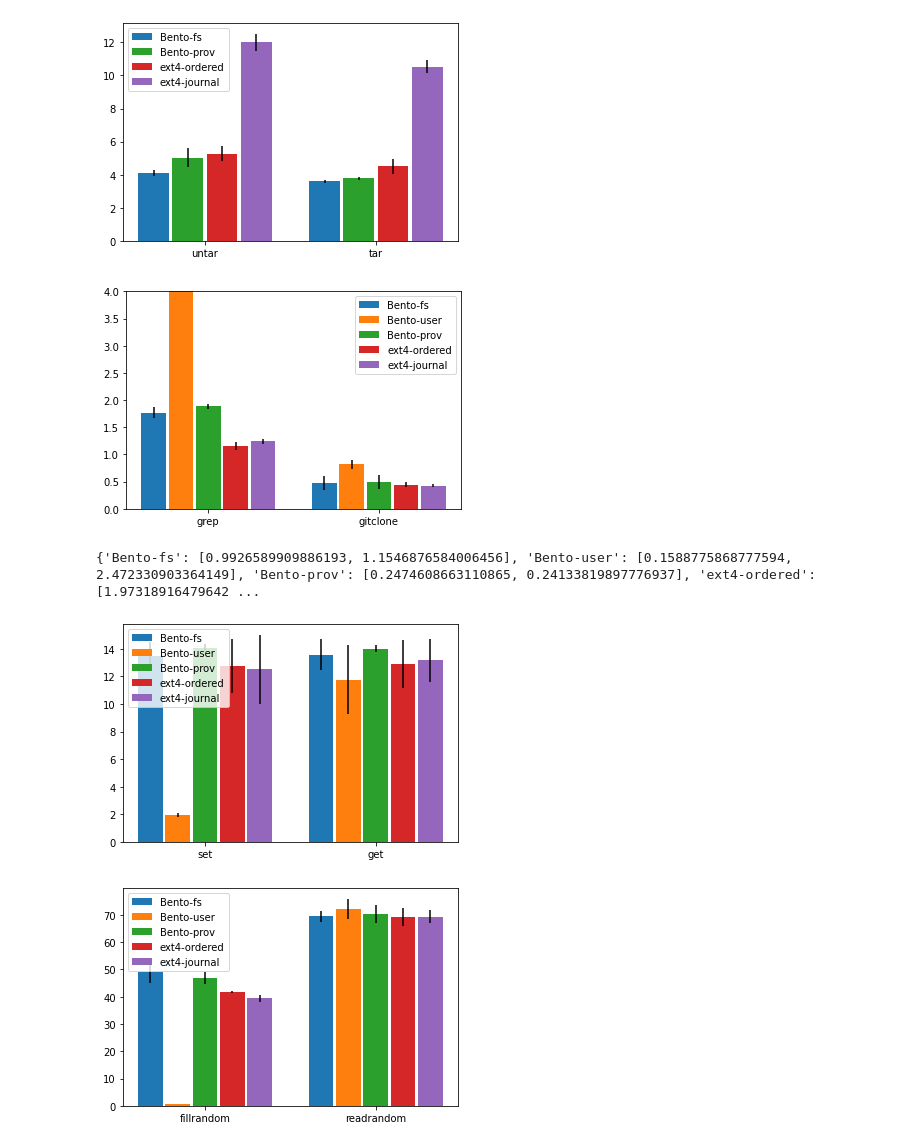
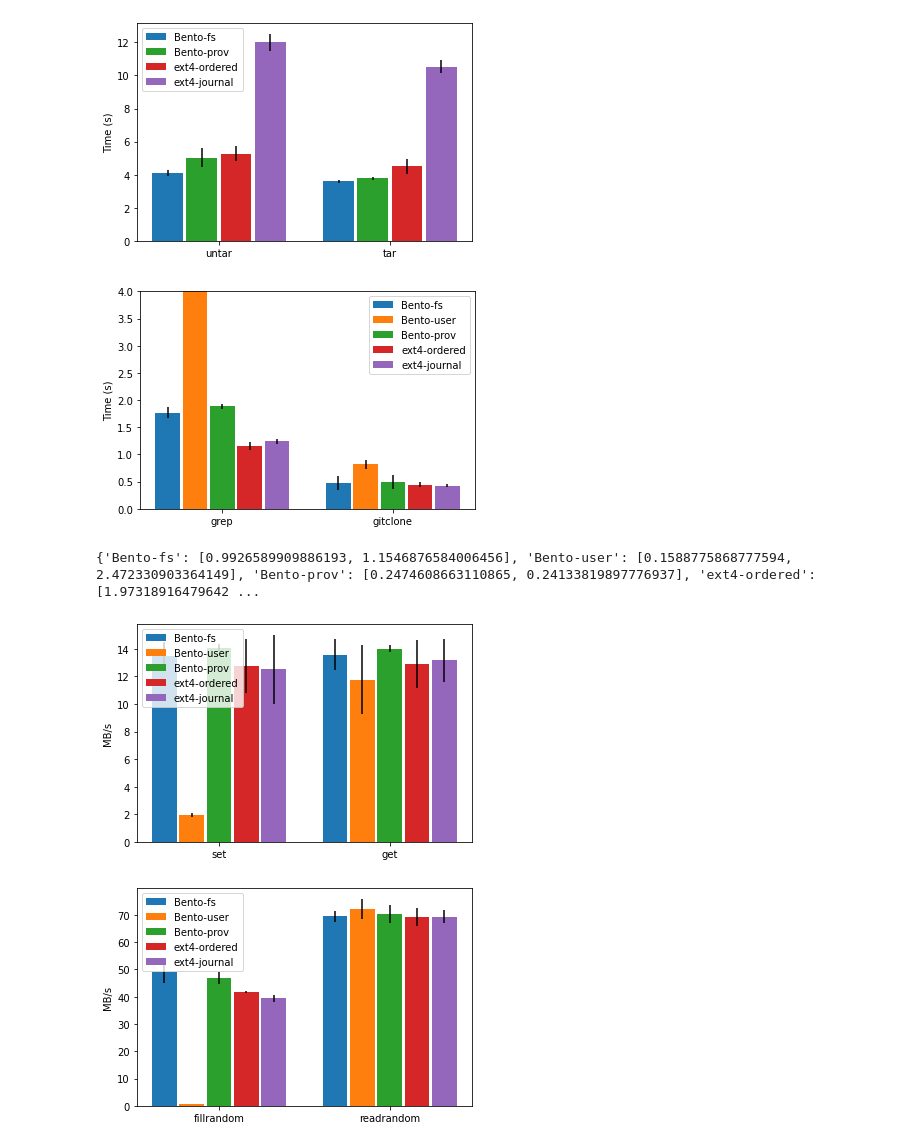
Before and after one commit to Peter-JanGootzen/bento_reproducibility_research, a Jupyter notebook: results.ipynb, the cells around one changed output. Drawn from its saved outputs; the diff is of its cells as text; code cells hidden in the pictures.

```diff
--- a/results.ipynb
+++ b/results.ipynb
@@ -55,16 +55,18 @@ for fs in fsl:
 fig, ax = plt.subplots()
 bar_plot(ax, otherapps_1_avg, fsl_tar, yerr=otherapps_1_std, colors=['#1f77b4', '#2ca02c', '#d62728', '#9467bd'], total_width=.8, single_width=.9)
 plt.xticks(range(len(otherapps_1)), otherapps_1)
+plt.ylabel("Time (s)")
 plt.savefig("./plots/untartar.png")
 
 fig, ax = plt.subplots()
 bar_plot(ax, otherapps_2_avg, fsl, yerr=otherapps_2_std, total_width=.8, single_width=.9)
 plt.xticks(range(len(otherapps_2)), otherapps_2)
 plt.ylim(0, 4)
+plt.ylabel("Time (s)")
 plt.savefig("./plots/grepgitclone.png")
 # %% [output]
-[figure, old version]
+[figure, new version]
-[figure, old version]
+[figure, new version]
 # %%
 redis = ["set", "get"]
 rocksdb = ["fillrandom", "readrandom"]
@@ -97,36 +99,37 @@ for fs in fsl:
 	tmp_fillrandom = []
 	tmp_readrandom = []
 	dir = "./results/" + fs + "/rocksdb"
 	for f in os.listdir(dir):
 		i = int(f.split("_")[1])
 		fr = open(dir + "/" + f, 'r')
 		t = fr.read()
 		fr.close()
 		matches = re.findall("\d*.\d*(?= MB/s)", t)
 		tmp_fillrandom.append(float(matches[0]))
 		tmp_readrandom.append(float(matches[1]))
 	rocksdb_avg[fs].append(mean(tmp_fillrandom))
 	rocksdb_std[fs].append(stdev(tmp_fillrandom))
 	rocksdb_avg[fs].append(mean(tmp_readrandom))
 	rocksdb_std[fs].append(stdev(tmp_readrandom))
 
 print(redis_std)
 
 fig, ax = plt.subplots()
 #bax = brokenaxes(ylims=((0, 10), (25, 50), (150, 170)), hspace=.1)
 bar_plot(ax, redis_avg, fsl, yerr=redis_std, total_width=.8, single_width=.9)
 plt.xticks(range(len(redis)), redis)
+plt.ylabel("MB/s")
 plt.savefig("./plots/redis.png")
 
 fig, ax = plt.subplots()
-#bax = brokenaxes(ylims=((0, 10), (25, 50), (150, 170)), hspace=.1)
 bar_plot(ax, rocksdb_avg, fsl, yerr=rocksdb_std, total_width=.8, single_width=.9)
 plt.xticks(range(len(rocksdb)), rocksdb)
+plt.ylabel("MB/s")
 plt.savefig("./plots/rocksdb.png")
 # %% [output]
 {'Bento-fs': [0.9926589909886193, 1.1546876584006456], 'Bento-user': [0.1588775868777594, 2.472330903364149], 'Bento-prov': [0.2474608663110865, 0.24133819897776937], 'ext4-ordered': [1.97318916479642 ...
-[figure, old version]
+[figure, new version]
-[figure, old version]
+[figure, new version]
 # %%
 fbresults = pd.DataFrame(columns=["fs", "workload", "T", "i", "r"])
 for fs in fsl:
```
Also changed, not shown: parts of 3 cells of this notebook, 22 other files.
